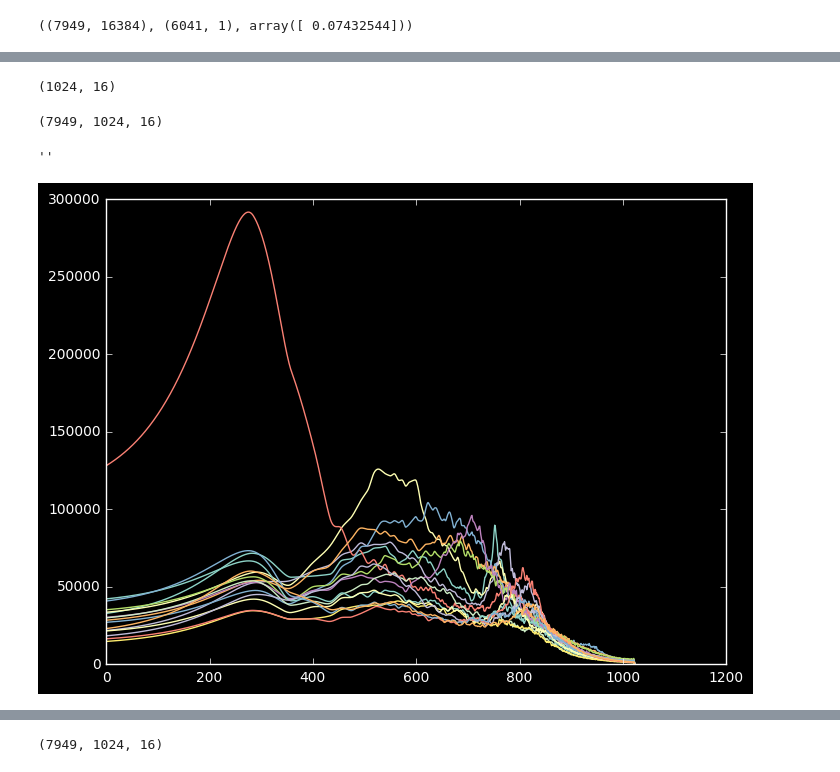
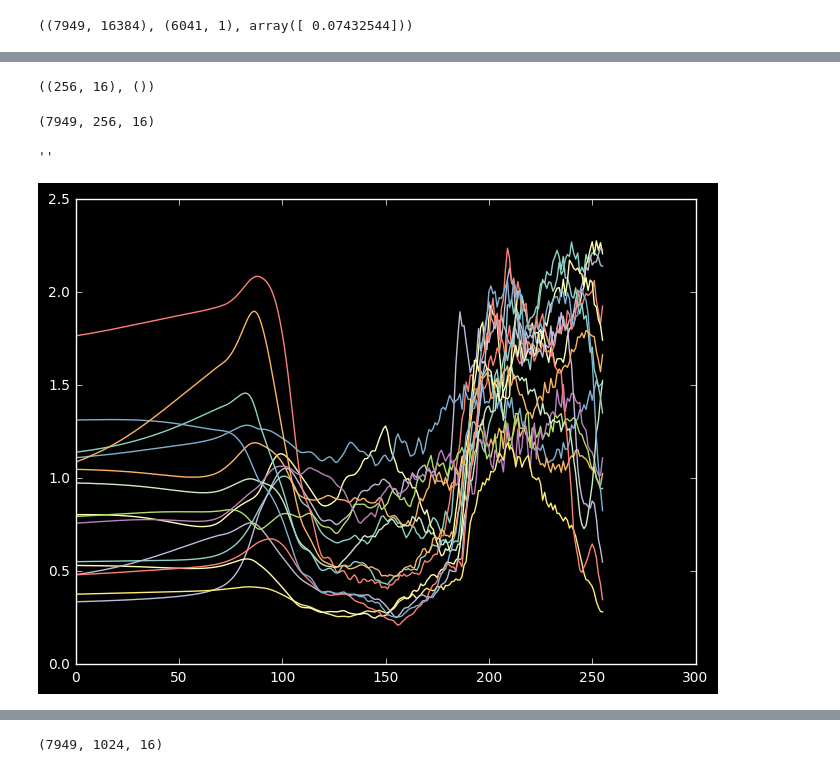
Before and after one commit to xkortex/eeg_seizure_prediction, a Jupyter notebook: autoencoder01.ipynb, the cells around one changed output, grey strips where cells are left out. Cells and saved outputs as stored; diff of their text form; code cells hidden in the pictures.

```diff
--- a/autoencoder01.ipynb
+++ b/autoencoder01.ipynb
@@ -38,21 +58,29 @@ data = data.reshape(data.shape[0], -1, 16)
+# %%
+# Smooth the std?
+# data_rs = signal.resample(data, 256, axis=1)
+data_rs = signal.resample_poly(data, 4, 16, axis=1)
 # %%
-mean = np.mean(data, axis=0)
-std = np.std(data, axis=0)
-mean.shape
+mean = np.mean(data_rs, axis=0)
+std = np.std(data_rs, axis=0)
+# gmean = np.mean(data)
+# gstd = np.std(data)
+mean.shape, gstd.shape
 # %% [output]
-(1024, 16)
+((256, 16), ())
 # %%
-zdata = (data - mean) / (std*2)
+# zdata = (data - mean) / (std*2)
+zdata = (data_rs) / (std*2)
+
 zdata = np.nan_to_num(zdata)
 zdata.shape
 # %% [output]
-(7949, 1024, 16)
+(7949, 256, 16)
 # %%
-plt.plot(data[120])
+plt.plot(zdata[120])
 ''
 # %% [output]
 ''
-[figure, old version]
+[figure, new version]
 # %%
 plt.plot(zdata[180])
 ''
```
Also changed, not shown: parts of 11 cells of this notebook, 1 other file.
